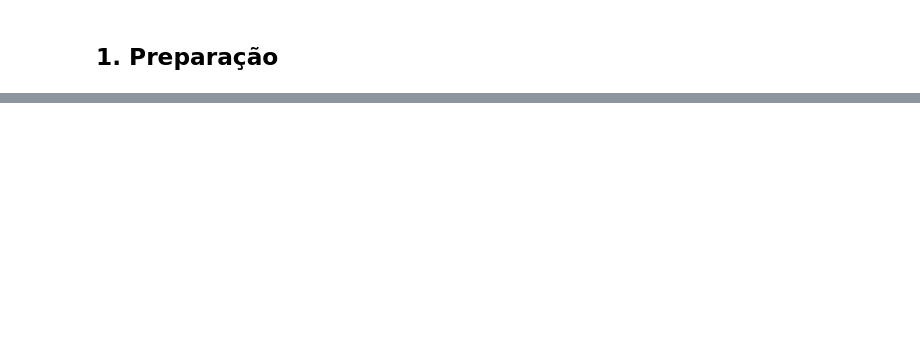
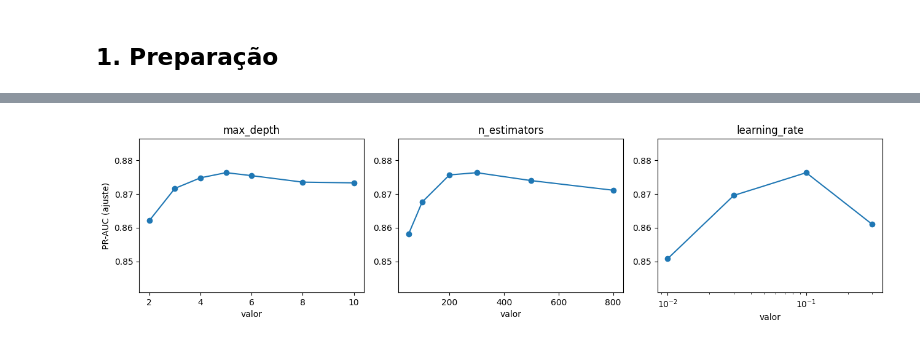
Before and after one commit to josepharroyoh/hotel-cancellation-ml, a Jupyter notebook: notebooks/06_model_tuning_calibration.ipynb, the cells around one changed output, grey strips where cells are left out. Cells and saved outputs as stored; diff of their text form; code cells hidden in the pictures; blank space fills up the shorter version.

Commit message:
ajuste do modelo com variáveis de histórico

```diff
--- a/notebooks/06_model_tuning_calibration.ipynb
+++ b/notebooks/06_model_tuning_calibration.ipynb
@@ -225,0 +374,6 @@ limiar: 0.4
+# %%
+suavizacao = {}
+for m in [1, 5, 20, 100]:
+    dados_m, _ = separar_treino_teste(criar_variaveis(adicionar_historico(limpo, m=m)))
+    suavizacao[f"m = {m}"] = avaliar_variaveis(N + H, C, dados_m)
+tabela(suavizacao)
@@ -225,0 +545,23 @@ limiar: 0.4
+# %%
+X_sub_p = preproc.fit_transform(X_sub, y_sub)
+X_aj_p = preproc.transform(X_aj)
+
+def avaliar(**param):
+    m = xgb_base(**param).fit(X_sub_p, y_sub)
+    prob = m.predict_proba(X_aj_p)[:, 1]
+    pred = (prob >= 0.5).astype(int)
+    return {"pr_auc": average_precision_score(y_aj, prob),
+            "roc_auc": roc_auc_score(y_aj, prob),
+            "recall": recall_score(y_aj, pred),
+            "precision": precision_score(y_aj, pred)}
+
+testes = {"max_depth": [2, 3, 4, 5, 6, 8, 10],
+          "n_estimators": [50, 100, 200, 300, 500, 800],
+          "learning_rate": [0.01, 0.03, 0.1, 0.3]}
+
+sensibilidade = {}
+for p, valores in testes.items():
+    sensibilidade[p] = pd.DataFrame([{"valor": v, **avaliar(**{p: v})} for v in valores]).set_index("valor")
+    print(p)
+    print(sensibilidade[p].round(3))
+    print()
@@ -225,0 +586,14 @@ limiar: 0.4
+# %%
+baixo = min(t["pr_auc"].min() for t in sensibilidade.values()) - 0.01
+alto = max(t["pr_auc"].max() for t in sensibilidade.values()) + 0.01
+fig, ax = plt.subplots(1, 3, figsize=(13, 3.5))
+for i, (p, tab) in enumerate(sensibilidade.items()):
+    tab["pr_auc"].plot(marker="o", ax=ax[i], title=p)
+    ax[i].set_ylim(baixo, alto)
+    if p == "learning_rate":
+        ax[i].set_xscale("log")
+ax[0].set_ylabel("PR-AUC (ajuste)")
+plt.tight_layout()
+plt.show()
+# %% [output]
+[figure, added]
```
Also changed, not shown: parts of 66 cells of this notebook.
